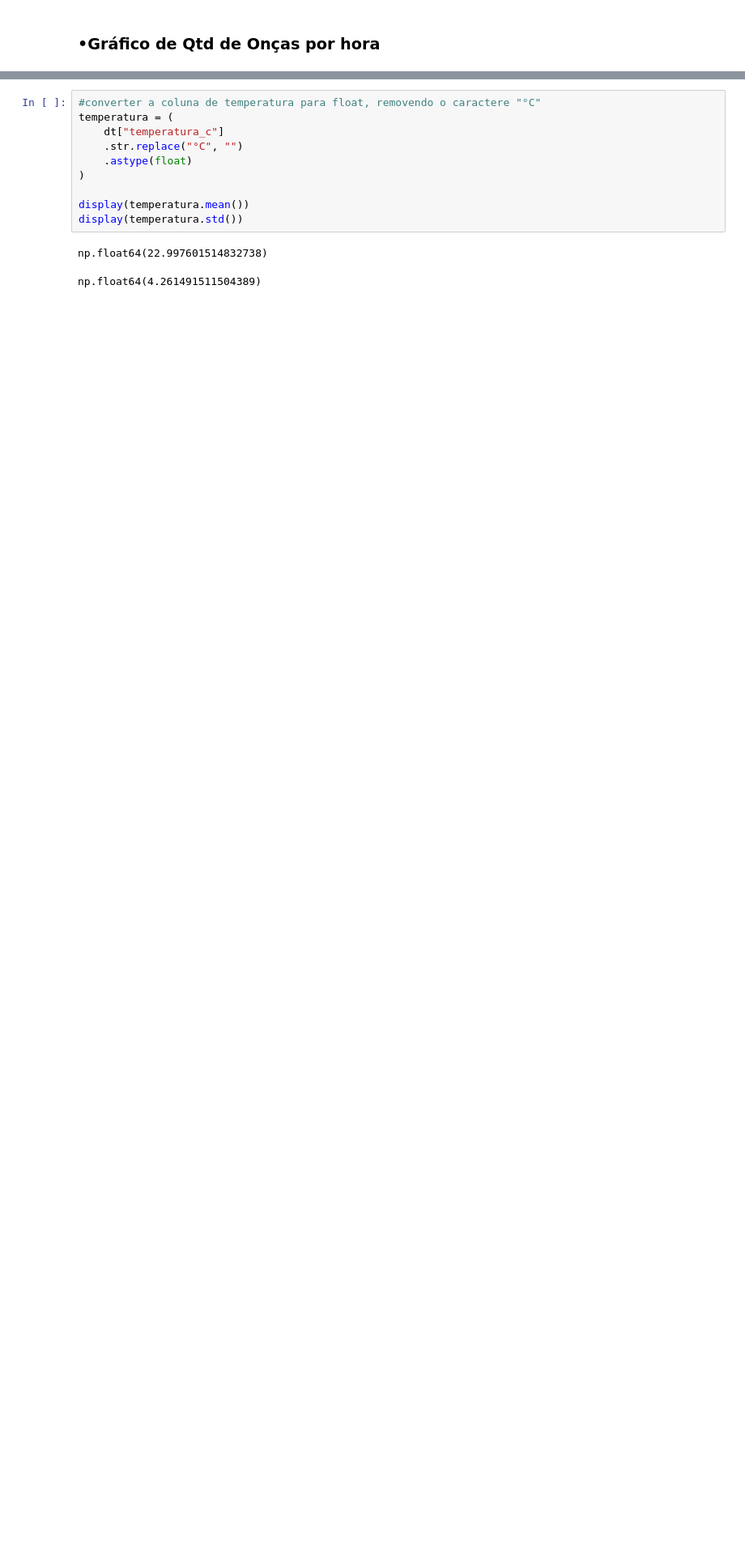
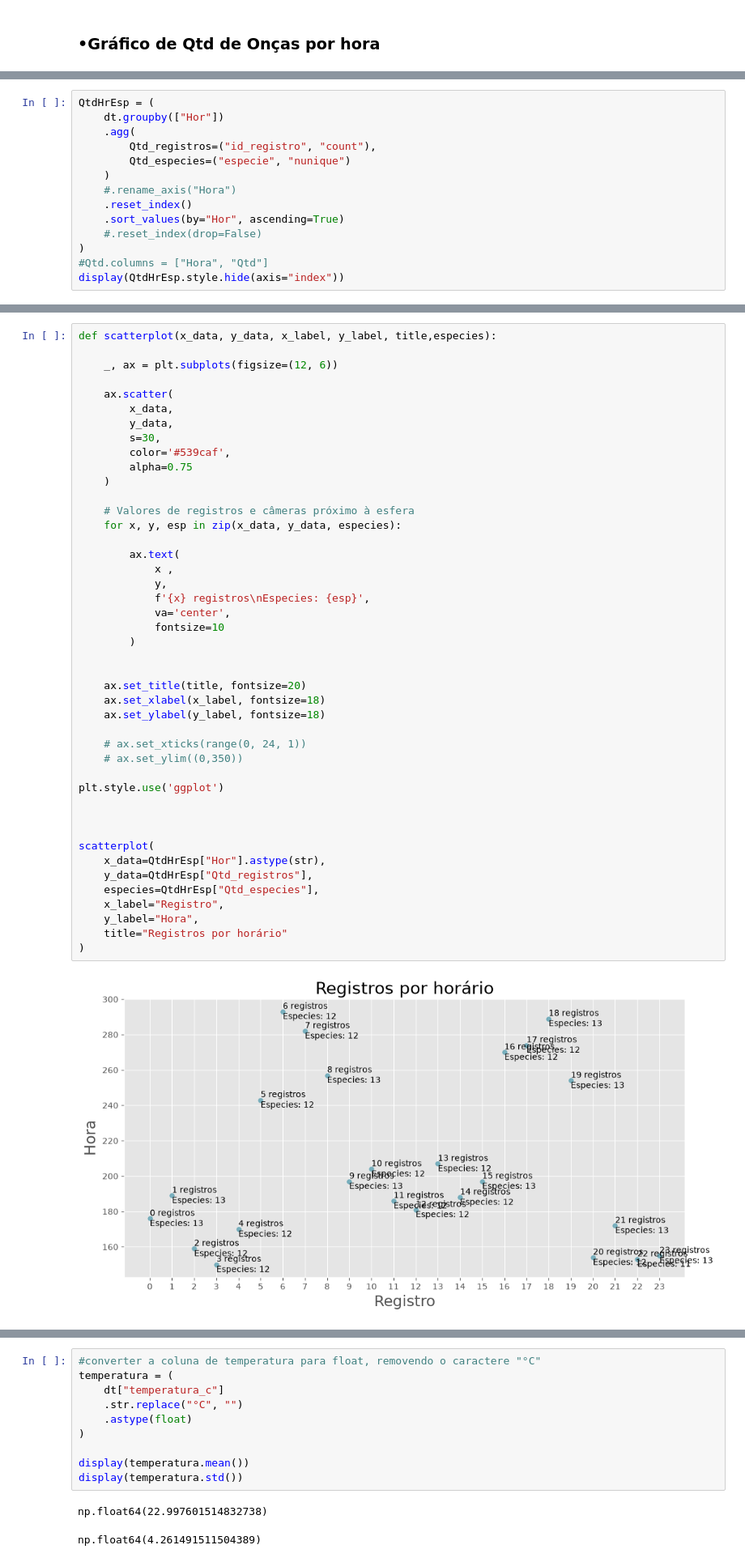
Before and after one commit to dinizjr/Trilha-IA, a Jupyter notebook: DS/Ex01.ipynb, the cells around one changed output, grey strips where cells are left out. Shown at 81% size. Saved outputs shown, nothing was run; the diff lists cells and outputs as text; blank space fills up the shorter version.

```diff
--- a/DS/Ex01.ipynb
+++ b/DS/Ex01.ipynb
@@ -1433,3 +1607,17 @@ scatterplot(
 )
 # %% [output]
 [figure]
+# %%
+QtdHrEsp = (
+    dt.groupby(["Hor"])
+    .agg(
+        Qtd_registros=("id_registro", "count"),
+        Qtd_especies=("especie", "nunique")
+    )
+    #.rename_axis("Hora")
+    .reset_index()
+    .sort_values(by="Hor", ascending=True)
+    #.reset_index(drop=False)
+)
+#Qtd.columns = ["Hora", "Qtd"]
+display(QtdHrEsp.style.hide(axis="index"))
@@ -1436,3 +1642,49 @@ scatterplot(
+# %%
+def scatterplot(x_data, y_data, x_label, y_label, title,especies):
+
+    _, ax = plt.subplots(figsize=(12, 6))
+
+    ax.scatter(
+        x_data,
+        y_data,
+        s=30,
+        color='#539caf',
+        alpha=0.75
+    )
+
+    # Valores de registros e câmeras próximo à esfera
+    for x, y, esp in zip(x_data, y_data, especies):
+
+        ax.text(
+            x ,
+            y,
+            f'{x} registros\nEspecies: {esp}',
+            va='center',
+            fontsize=10
+        )
+
+
+    ax.set_title(title, fontsize=20)
+    ax.set_xlabel(x_label, fontsize=18)
+    ax.set_ylabel(y_label, fontsize=18)
+
+    # ax.set_xticks(range(0, 24, 1))
+    # ax.set_ylim((0,350))
+
+plt.style.use('ggplot')
+
+
+
+scatterplot(
+    x_data=QtdHrEsp["Hor"].astype(str),
+    y_data=QtdHrEsp["Qtd_registros"],
+    especies=QtdHrEsp["Qtd_especies"],
+    x_label="Registro",
+    y_label="Hora",
+    title="Registros por horário"
+)
+# %% [output]
+[figure, added]
 # %% [markdown]
 # ⭐ Desafios bônus
 
```
Also changed, not shown: parts of 13 cells of this notebook.
